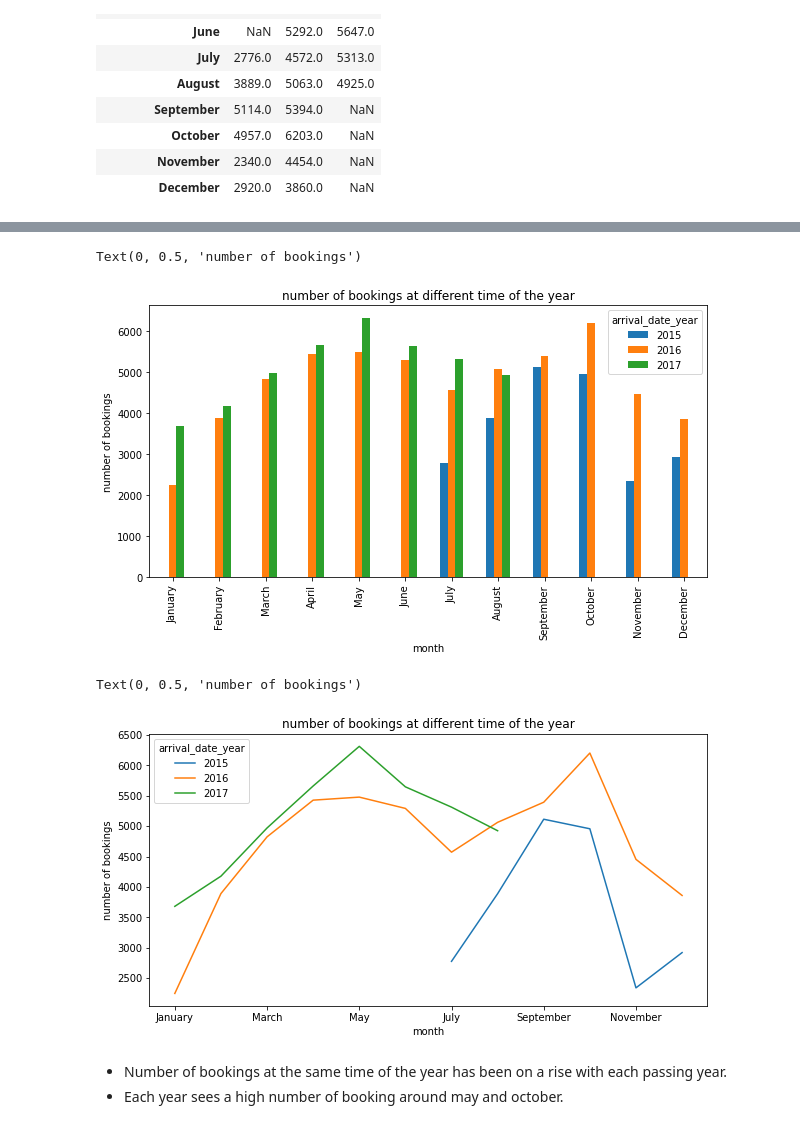
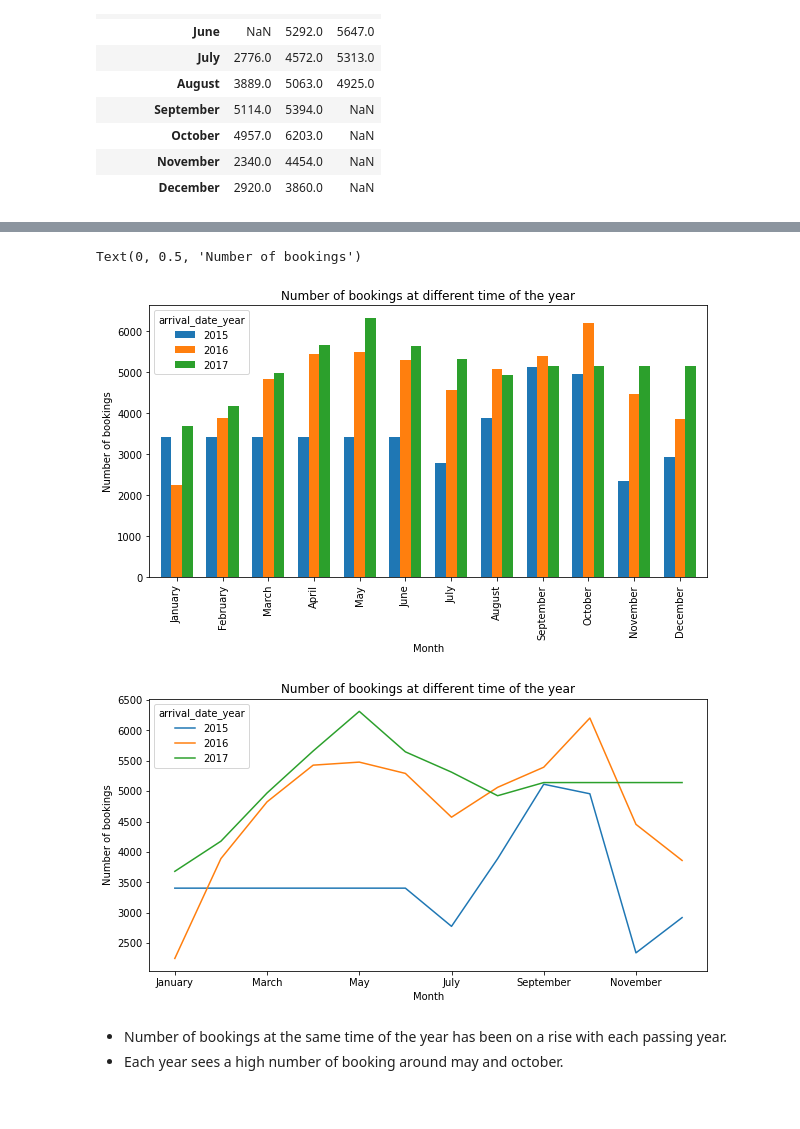
Before and after one commit to shiyasAli/EDA-project-Hotel-Booking-Analysis, a Jupyter notebook: Copy_of_Hotel_Booking_Analysis_Capstone_Project.ipynb, the cells around one changed output, grey strips where cells are left out. Saved outputs shown, nothing was run; the diff lists cells and outputs as text; code cells hidden in the pictures.

```diff
--- a/Copy_of_Hotel_Booking_Analysis_Capstone_Project.ipynb
+++ b/Copy_of_Hotel_Booking_Analysis_Capstone_Project.ipynb
@@ -117,3 +119,10 @@ booking_by_time_of_the_year
 | October | 4957.0 | 6203.0 | NaN |
 | November | 2340.0 | 4454.0 | NaN |
 | December | 2920.0 | 3860.0 | NaN |
+# %%
+#To find the median of bookings made in year 2015 and 2017.
+booking_2015_median = booking_by_time_of_the_year[2015].median()
+booking_2017_median = booking_by_time_of_the_year[2017].median()
+#Filling the missing values with median for respective year.
+modified_booking_by_time_of_the_year=booking_by_time_of_the_year.fillna(value={2015:booking_2015_median,2017:booking_2017_median})
+modified_booking_by_time_of_the_year
@@ -120,19 +144,21 @@ booking_by_time_of_the_year
 # %%
-booking_by_time_of_the_year.plot(kind='bar')
-plt.title('number of bookings at different time of the year')
-plt.xlabel('month')
-plt.ylabel('number of bookings')
+#Plotting a bar chart to show the number of bookings made in different months of each year.
+modified_booking_by_time_of_the_year.plot(kind='bar',width=0.7)
+plt.title('Number of bookings at different time of the year')
+plt.xlabel('Month')
+plt.ylabel('Number of bookings')
 # %% [output]
-Text(0, 0.5, 'number of bookings')
+Text(0, 0.5, 'Number of bookings')
-[figure, old version]
+[figure, new version]
 # %%
-booking_by_time_of_the_year.plot()
-plt.title('number of bookings at different time of the year')
-plt.xlabel('month')
-plt.ylabel('number of bookings')
+#Plotting a line graph to show the variation in number of bookings in different months.
+modified_booking_by_time_of_the_year.plot()
+plt.title('Number of bookings at different time of the year')
+plt.xlabel('Month')
+plt.ylabel('Number of bookings')
+plt.rcParams['figure.figsize'] = (10, 5)
 # %% [output]
-Text(0, 0.5, 'number of bookings')
-[figure, old version]
+[figure, new version]
 # %% [markdown]
 
 
```
Also changed, not shown: parts of 83 cells of this notebook.
